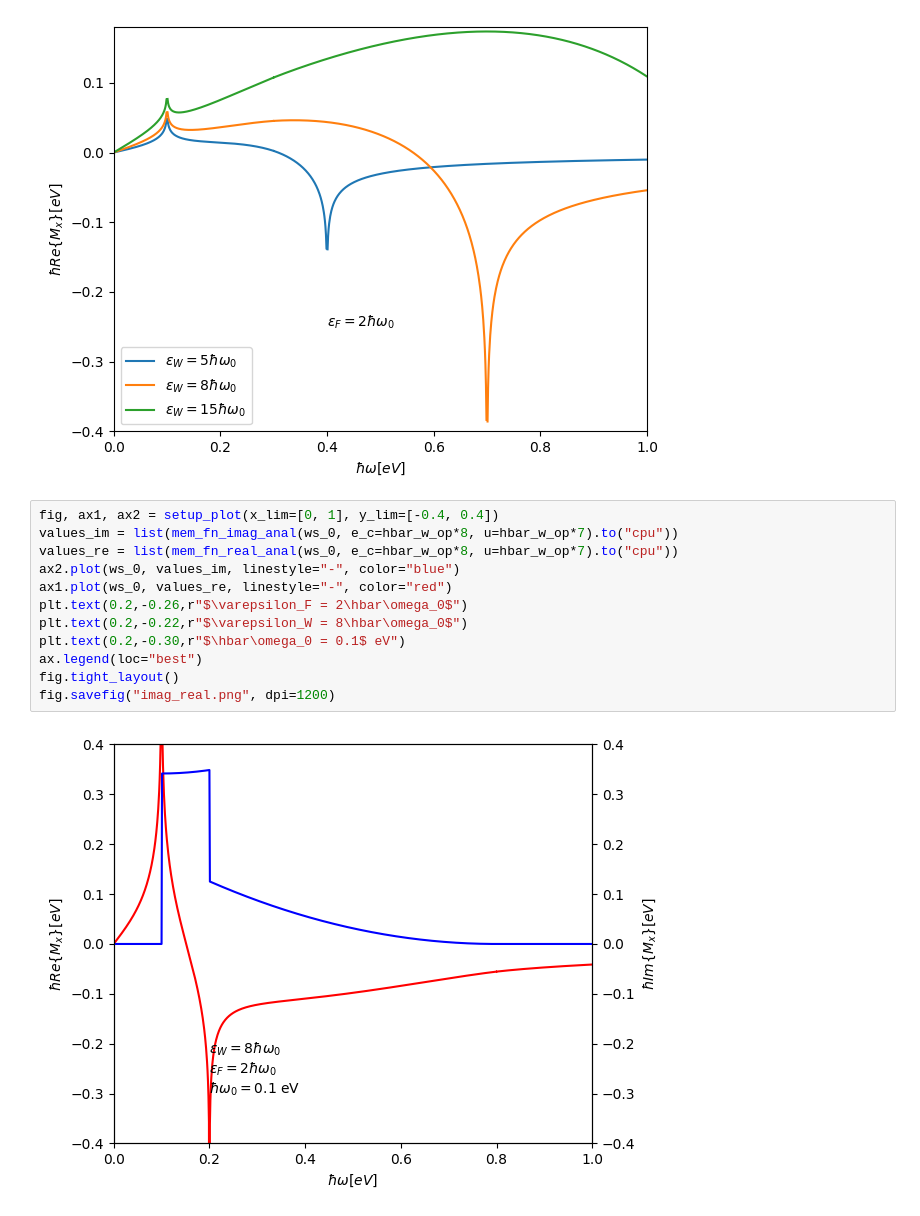
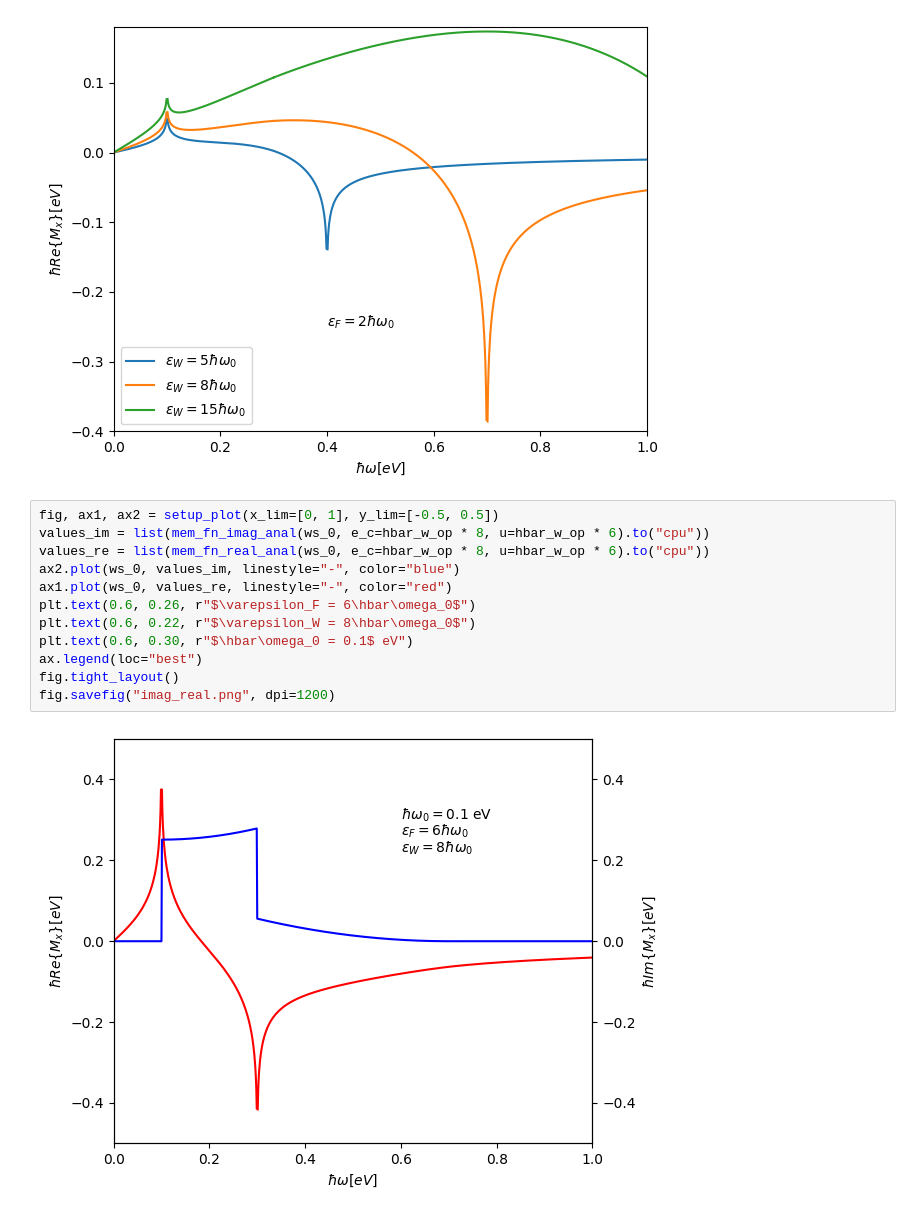
Before and after one commit to ppapac/24112024_memfn, a Jupyter notebook: MemoryDirac3D_usingTQ_270526.ipynb, the cells around one changed output. Saved outputs shown, nothing was run; the diff lists cells and outputs as text.

```diff
--- a/MemoryDirac3D_usingTQ_270526.ipynb
+++ b/MemoryDirac3D_usingTQ_270526.ipynb
@@ -433,16 +478,16 @@ fig.savefig("real_ew.png", dpi=1200)
 # %% [output]
 [figure]
 # %%
-fig, ax1, ax2 = setup_plot(x_lim=[0, 1], y_lim=[-0.4, 0.4])
-values_im = list(mem_fn_imag_anal(ws_0, e_c=hbar_w_op*8, u=hbar_w_op*7).to("cpu"))
-values_re = list(mem_fn_real_anal(ws_0, e_c=hbar_w_op*8, u=hbar_w_op*7).to("cpu"))
+fig, ax1, ax2 = setup_plot(x_lim=[0, 1], y_lim=[-0.5, 0.5])
+values_im = list(mem_fn_imag_anal(ws_0, e_c=hbar_w_op * 8, u=hbar_w_op * 6).to("cpu"))
+values_re = list(mem_fn_real_anal(ws_0, e_c=hbar_w_op * 8, u=hbar_w_op * 6).to("cpu"))
 ax2.plot(ws_0, values_im, linestyle="-", color="blue")
 ax1.plot(ws_0, values_re, linestyle="-", color="red")
-plt.text(0.2,-0.26,r"$\varepsilon_F = 2\hbar\omega_0$")
-plt.text(0.2,-0.22,r"$\varepsilon_W = 8\hbar\omega_0$")
-plt.text(0.2,-0.30,r"$\hbar\omega_0 = 0.1$ eV")
+plt.text(0.6, 0.26, r"$\varepsilon_F = 6\hbar\omega_0$")
+plt.text(0.6, 0.22, r"$\varepsilon_W = 8\hbar\omega_0$")
+plt.text(0.6, 0.30, r"$\hbar\omega_0 = 0.1$ eV")
 ax.legend(loc="best")
 fig.tight_layout()
 fig.savefig("imag_real.png", dpi=1200)
 # %% [output]
-[figure, old version]
+[figure, new version]
```
Also changed, not shown: parts of 13 cells of this notebook, 2 other files.
